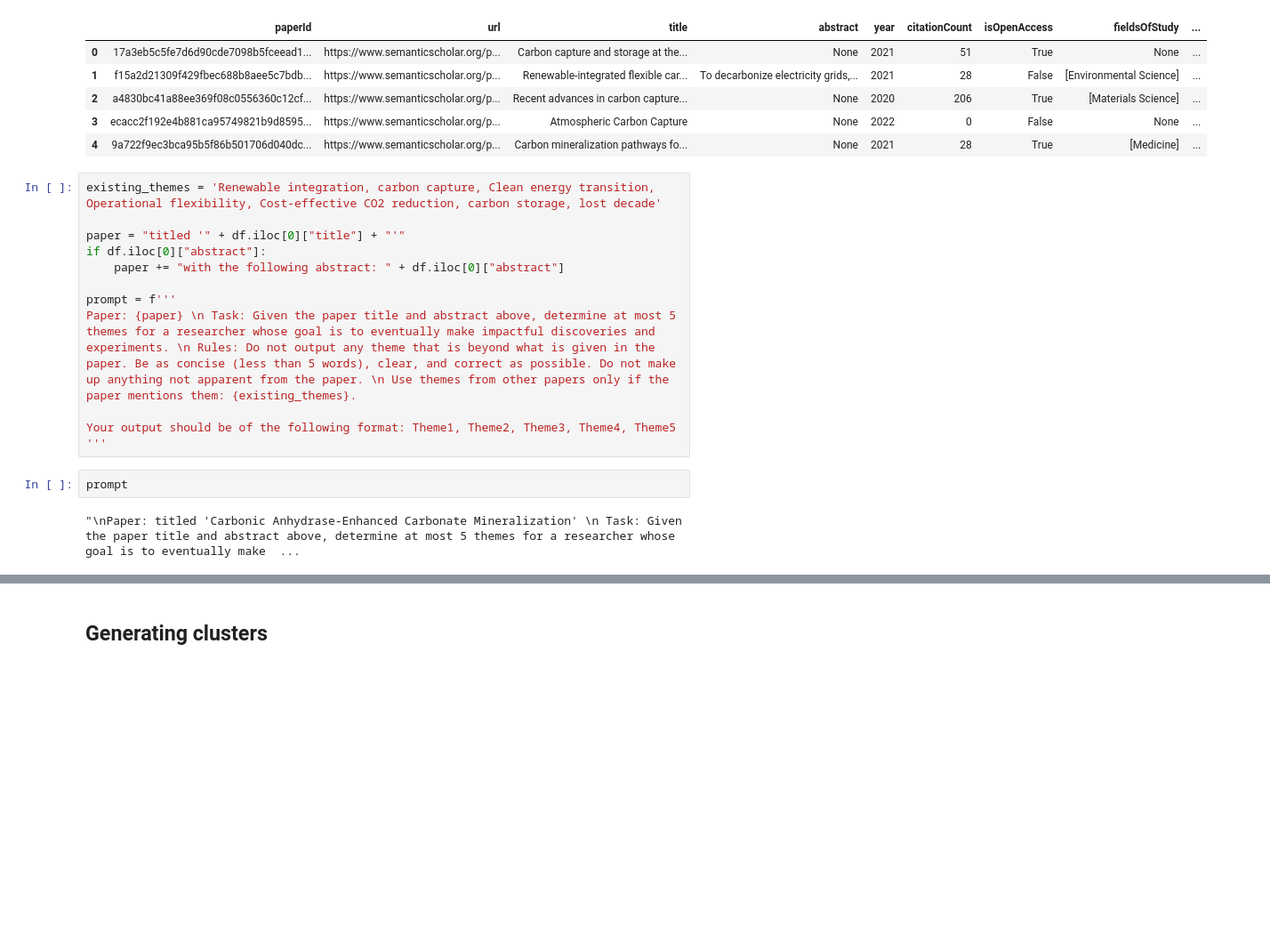
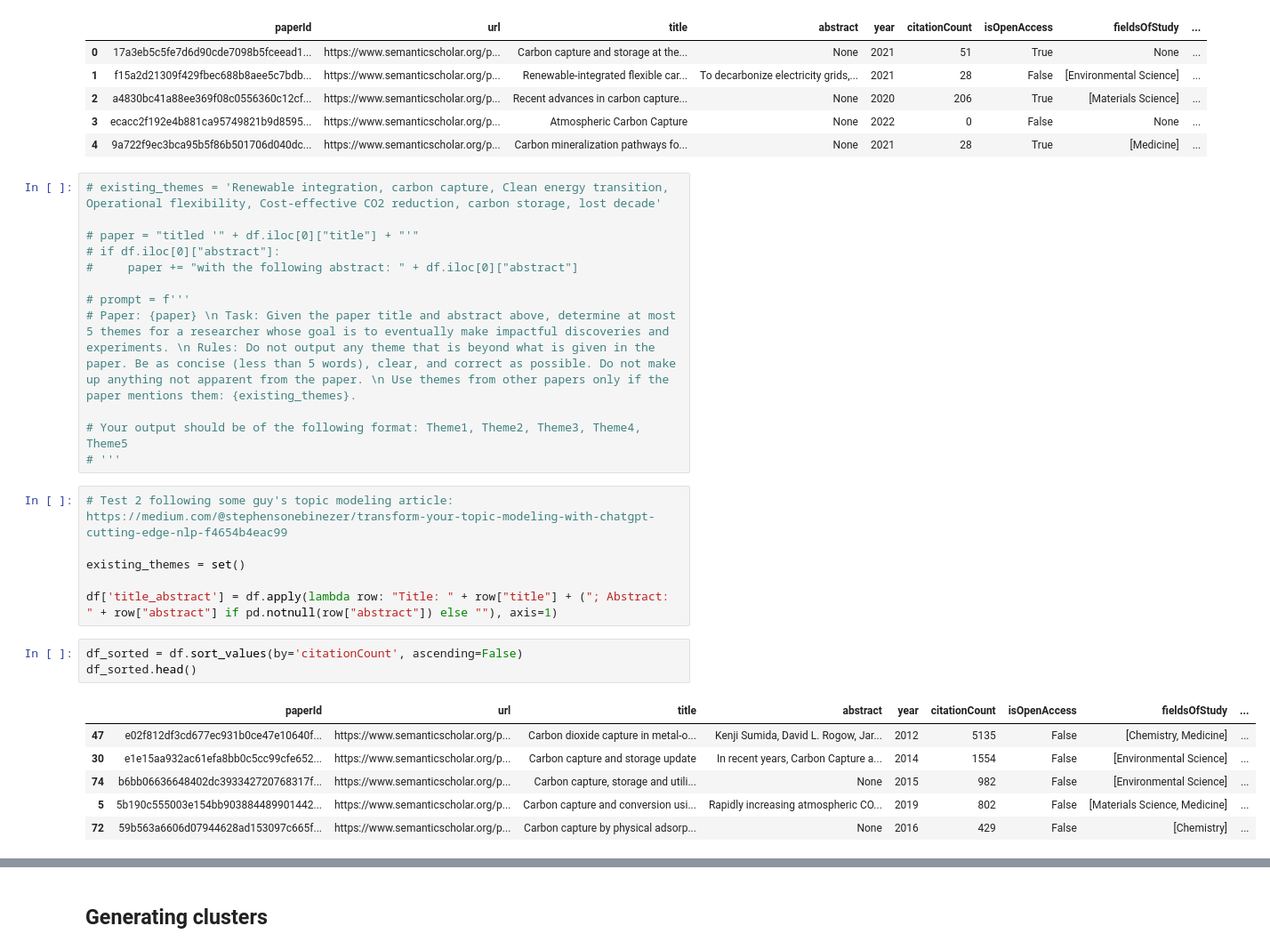
Before and after one commit to KevinH48264/autoscious-carbon-capture, a Jupyter notebook: knowledge_base/generate_viz.ipynb, the cells around one changed output, grey strips where cells are left out. Shown at 89% size. Cells and saved outputs as stored; diff of their text form; blank space fills up the shorter version.

Commit message:
gpt topic creation code

```diff
--- a/knowledge_base/generate_viz.ipynb
+++ b/knowledge_base/generate_viz.ipynb
@@ -79,18 +82,30 @@ df.head()
 | 3 | ecacc2f192e4b881ca95749821b9d8595... | https://www.semanticscholar.org/p... | Atmospheric Carbon Capture | None | 2022 | 0 | False | None | ... |
 | 4 | 9a722f9ec3bca95b5f86b501706d040dc... | https://www.semanticscholar.org/p... | Carbon mineralization pathways fo... | None | 2021 | 28 | True | [Medicine] | ... |
 # %%
-existing_themes = 'Renewable integration, carbon capture, Clean energy transition, Operational flexibility, Cost-effective CO2 reduction, carbon storage, lost decade'
+# existing_themes = 'Renewable integration, carbon capture, Clean energy transition, Operational flexibility, Cost-effective CO2 reduction, carbon storage, lost decade'
 
-paper = "titled '" + df.iloc[0]["title"] + "'"
-if df.iloc[0]["abstract"]:
-    paper += "with the following abstract: " + df.iloc[0]["abstract"]
+# paper = "titled '" + df.iloc[0]["title"] + "'"
+# if df.iloc[0]["abstract"]:
+#     paper += "with the following abstract: " + df.iloc[0]["abstract"]
 
-prompt = f'''
-Paper: {paper} \n Task: Given the paper title and abstract above, determine at most 5 themes for a researcher whose goal is to eventually make impactful discoveries and experiments. \n Rules: Do not output any theme that is beyond what is given in the paper. Be as concise (less than 5 words), clear, and correct as possible. Do not make up anything not apparent from the paper. \n Use themes from other papers only if the paper mentions them: {existing_themes}.
+# prompt = f'''
+# Paper: {paper} \n Task: Given the paper title and abstract above, determine at most 5 themes for a researcher whose goal is to eventually make impactful discoveries and experiments. \n Rules: Do not output any theme that is beyond what is given in the paper. Be as concise (less than 5 words), clear, and correct as possible. Do not make up anything not apparent from the paper. \n Use themes from other papers only if the paper mentions them: {existing_themes}.
 
-Your output should be of the following format: Theme1, Theme2, Theme3, Theme4, Theme5
-'''
+# Your output should be of the following format: Theme1, Theme2, Theme3, Theme4, Theme5
+# '''
-# %%
-prompt
-# %% [output]
-"\nPaper: titled 'Carbonic Anhydrase-Enhanced Carbonate Mineralization' \n Task: Given the paper title and abstract above, determine at most 5 themes for a researcher whose goal is to eventually make  ...
+# %%
+# Test 2 following some guy's topic modeling article: https://medium.com/@stephensonebinezer/transform-your-topic-modeling-with-chatgpt-cutting-edge-nlp-f4654b4eac99
+
+existing_themes = set()
+
+df['title_abstract'] = df.apply(lambda row: "Title: " + row["title"] + ("; Abstract: " + row["abstract"] if pd.notnull(row["abstract"]) else ""), axis=1)
+# %%
+df_sorted = df.sort_values(by='citationCount', ascending=False)
+df_sorted.head()
+# %% [output]
+|  | paperId | url | title | abstract | year | citationCount | isOpenAccess | fieldsOfStudy | ... |
+| 47 | e02f812df3cd677ec931b0ce47e10640f... | https://www.semanticscholar.org/p... | Carbon dioxide capture in metal-o... | Kenji Sumida, David L. Rogow, Jar... | 2012 | 5135 | False | [Chemistry, Medicine] | ... |
+| 30 | e1e15aa932ac61efa8bb0c5cc99cfe652... | https://www.semanticscholar.org/p... | Carbon capture and storage update | In recent years, Carbon Capture a... | 2014 | 1554 | False | [Environmental Science] | ... |
+| 74 | b6bb06636648402dc393342720768317f... | https://www.semanticscholar.org/p... | Carbon capture, storage and utili... | None | 2015 | 982 | False | [Environmental Science] | ... |
+| 5 | 5b190c555003e154bb903884489901442... | https://www.semanticscholar.org/p... | Carbon capture and conversion usi... | Rapidly increasing atmospheric CO... | 2019 | 802 | False | [Materials Science, Medicine] | ... |
+| 72 | 59b563a6606d07944628ad153097c665f... | https://www.semanticscholar.org/p... | Carbon capture by physical adsorp... | None | 2016 | 429 | False | [Chemistry] | ... |
```
Also changed, not shown: parts of 10 cells of this notebook, 3 other files.
